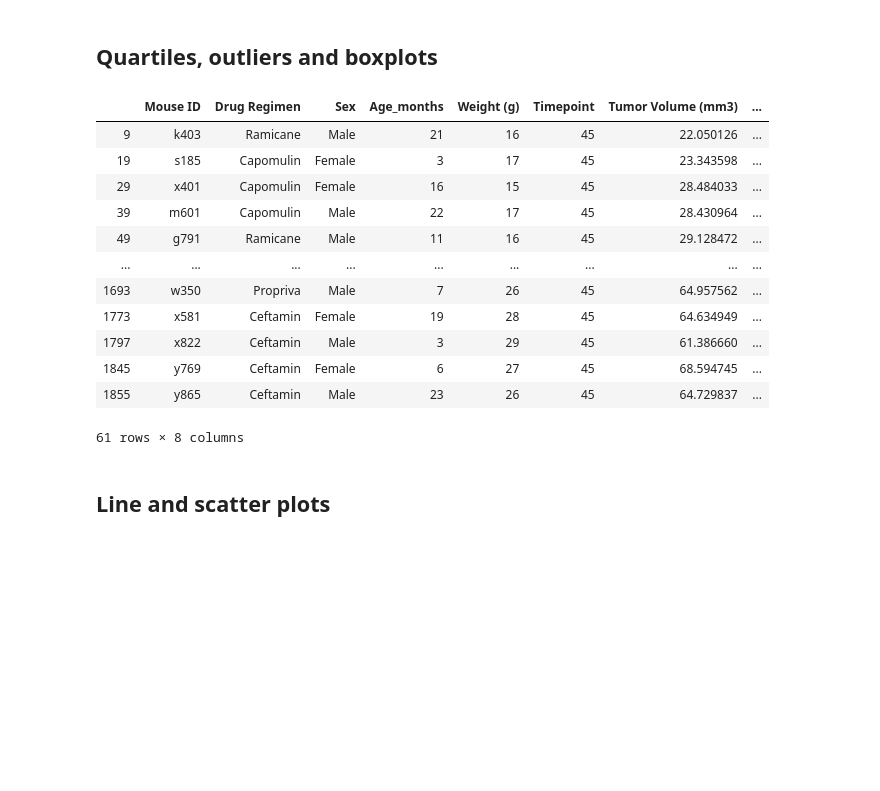
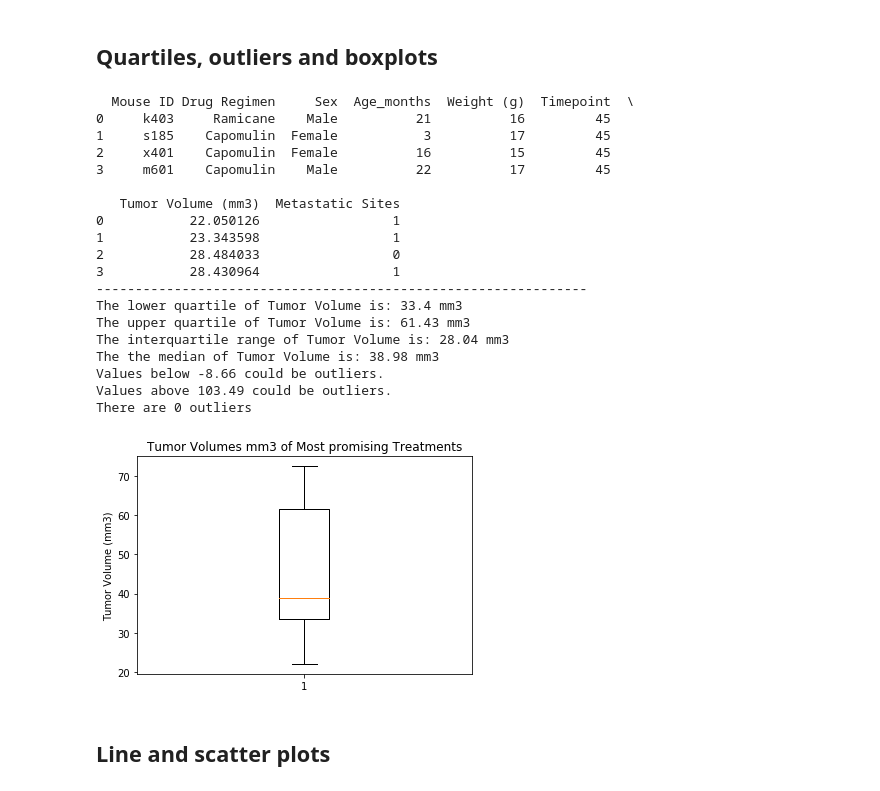
Before and after one commit to etumi/matplotlib-challenge, a Jupyter notebook: pymaceuticals_starter.ipynb, the cells around one changed output. Cells and saved outputs as stored; diff of their text form; code cells hidden in the pictures; blank space fills up the shorter version.

```diff
--- a/pymaceuticals_starter.ipynb
+++ b/pymaceuticals_starter.ipynb
@@ -103,25 +103,59 @@ grouped_regimen = grouped_regimen.sort_values('mean')
 best_treatments = grouped_regimen.index[:4]
 subset_results = mouse_results[mouse_results['Drug Regimen'].isin(best_treatments)]
 mice_final_vol = subset_results[subset_results['Timepoint'] == 45]
-mice_final_vol
+mice_final_vol = mice_final_vol.reset_index(drop=True)
+print(mice_final_vol.head(4))
 
+quartiles = mice_final_vol['Tumor Volume (mm3)'].quantile([.25,.5,.75])
+lowerq = quartiles[0.25]
+upperq = quartiles[0.75]
+IQR = upperq-lowerq
+
+print("------------------------------------------------------------------------")
+print(f"The lower quartile of Tumor Volume is: {round(lowerq,2)} mm3")
+print(f"The upper quartile of Tumor Volume is: {round(upperq,2)} mm3")
+print(f"The interquartile range of Tumor Volume is: {round(IQR,2)} mm3")
+print(f"The the median of Tumor Volume is: {round(quartiles[0.5],2)} mm3")
+
+lower_bound = lowerq - (1.5*IQR)
+upper_bound = upperq + (1.5*IQR)
+
+print(f"Values below {round(lower_bound,2)} could be outliers.")
+print(f"Values above {round(upper_bound,2)} could be outliers.")
+
+outliers = len(mice_final_vol[mice_final_vol['Tumor Volume (mm3)'] < lower_bound]) + len(mice_final_vol[mice_final_vol['Tumor Volume (mm3)'] > upper_bound])
+
+print(f"There are {outliers} outliers")
 #grouped_mice = mouse_results.groupby('MouseID')['Tumor Volume (mm3)'].sum()
 # %% [output]
-|  | Mouse ID | Drug Regimen | Sex | Age_months | Weight (g) | Timepoint | Tumor Volume (mm3) | ... |
-| 9 | k403 | Ramicane | Male | 21 | 16 | 45 | 22.050126 | ... |
-| 19 | s185 | Capomulin | Female | 3 | 17 | 45 | 23.343598 | ... |
-| 29 | x401 | Capomulin | Female | 16 | 15 | 45 | 28.484033 | ... |
-| 39 | m601 | Capomulin | Male | 22 | 17 | 45 | 28.430964 | ... |
-| 49 | g791 | Ramicane | Male | 11 | 16 | 45 | 29.128472 | ... |
-| ... | ... | ... | ... | ... | ... | ... | ... | ... |
-| 1693 | w350 | Propriva | Male | 7 | 26 | 45 | 64.957562 | ... |
-| 1773 | x581 | Ceftamin | Female | 19 | 28 | 45 | 64.634949 | ... |
-| 1797 | x822 | Ceftamin | Male | 3 | 29 | 45 | 61.386660 | ... |
-| 1845 | y769 | Ceftamin | Female | 6 | 27 | 45 | 68.594745 | ... |
-| 1855 | y865 | Ceftamin | Male | 23 | 26 | 45 | 64.729837 | ... |
-61 rows × 8 columns
+  Mouse ID Drug Regimen     Sex  Age_months  Weight (g)  Timepoint  \
+0     k403     Ramicane    Male          21          16         45
+1     s185    Capomulin  Female           3          17         45
+2     x401    Capomulin  Female          16          15         45
+3     m601    Capomulin    Male          22          17         45
+
+   Tumor Volume (mm3)  Metastatic Sites
+0           22.050126                 1
+1           23.343598                 1
+2           28.484033                 0
+3           28.430964                 1
+---------------------------------------------------------------
+The lower quartile of Tumor Volume is: 33.4 mm3
+The upper quartile of Tumor Volume is: 61.43 mm3
+The interquartile range of Tumor Volume is: 28.04 mm3
+The the median of Tumor Volume is: 38.98 mm3
+Values below -8.66 could be outliers.
+Values above 103.49 could be outliers.
+There are 0 outliers
 # %%
 # Generate a box plot of the final tumor volume of each mouse across four regimens of interest
+fig1, ax1 = plt.subplots()
+ax1.set_title('Tumor Volumes mm3 of Most promising Treatments')
+ax1.set_ylabel('Tumor Volume (mm3)')
+ax1.boxplot(mice_final_vol['Tumor Volume (mm3)'])
+plt.show()
+# %% [output]
+[figure, added]
 # %% [markdown]
 ## Line and scatter plots
 # %%
```
